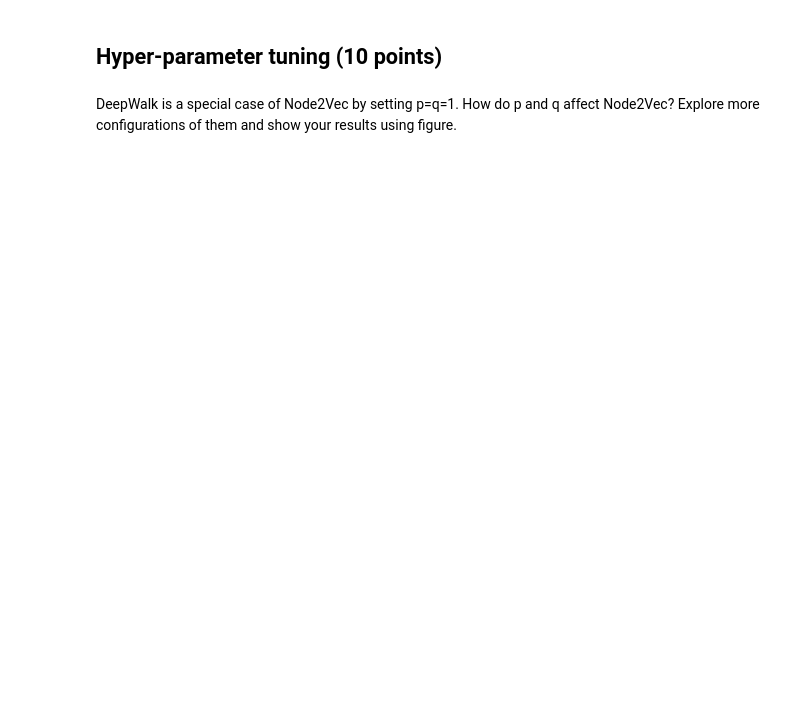
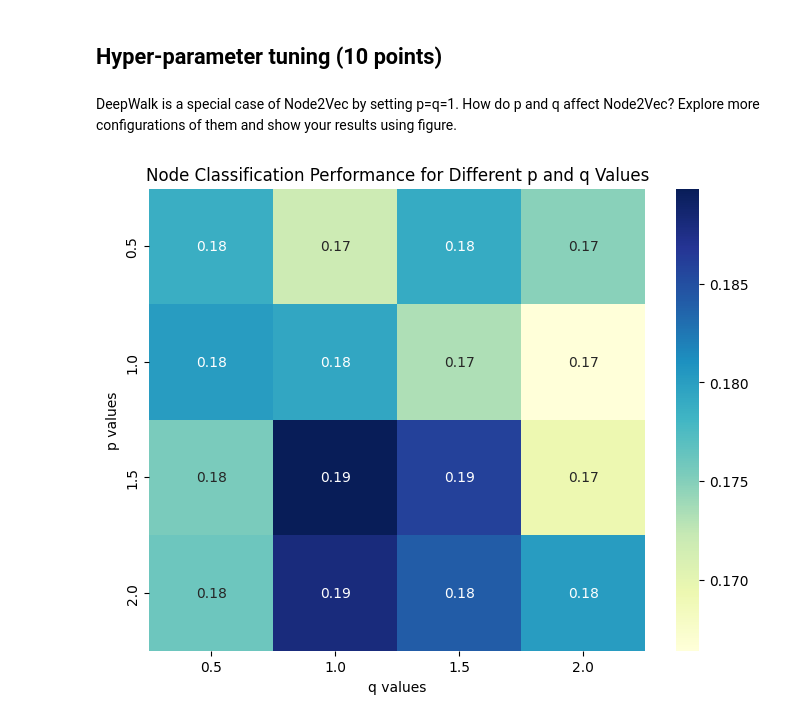
Before and after one commit to RicercarG/DATS-SHU-369-ML-with-Graphs-SP25-Homework, a Jupyter notebook: HW1/HW1.ipynb, the cells around one changed output. Cells and saved outputs as stored; diff of their text form; code cells hidden in the pictures; blank space fills up the shorter version.

```diff
--- a/HW1/HW1.ipynb
+++ b/HW1/HW1.ipynb
@@ -322,7 +354,7 @@ def random_choice(arr, p):
 ## Train and Evaluate (20 points)
 # %%
 import torch
-graph = torch.load('xx') # create a "Movies" folder and download the Movies dataset from the google drive.
+graph = torch.load("data/Movies.pt", weights_only=False) # create a "Movies" folder and download the Movies dataset from the google drive.
 adj = graph['adj']
 label = graph['label']
 train_index = graph['train']
@@ -359,0 +416,25 @@ DeepWalk is a special case of Node2Vec by setting p=q=1. How do p and q affect N
+# %%
+p_values = [0.5, 1.0, 1.5, 2.0]
+q_values = [0.5, 1.0, 1.5, 2.0]
+
+results = {}
+
+for p, q in tqdm(product(p_values, q_values), total=len(p_values)*len(q_values)):
+    embedding = node2vec(adj, embedding_dim=64, p=p, q=q)
+    preds, test_acc = evaluate_node_classification(embedding, label, train_index, val_index, test_index)
+    results[(p, q)] = test_acc
+
+acc_matrix = np.array([[results[(p, q)] for q in q_values] for p in p_values])
+# %%
+plt.figure(figsize=(8, 6))
+sns.heatmap(acc_matrix, annot=True, cmap='YlGnBu', xticklabels=q_values, yticklabels=p_values)
+
+
+# Add labels and title
+plt.xlabel('q values')
+plt.ylabel('p values')
+plt.title('Node Classification Performance for Different p and q Values')
+
+plt.show()
+# %% [output]
+[figure, added]
```
Also changed, not shown: parts of 17 cells of this notebook, 2 other files.
